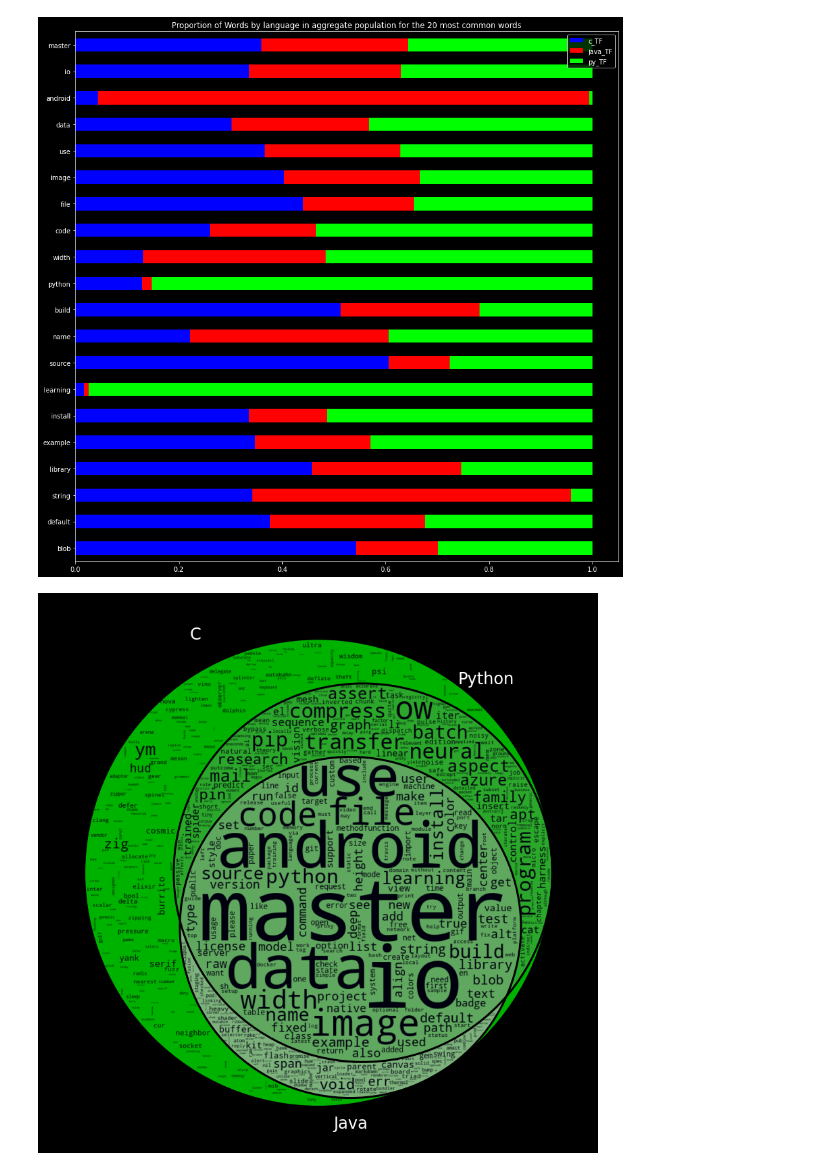
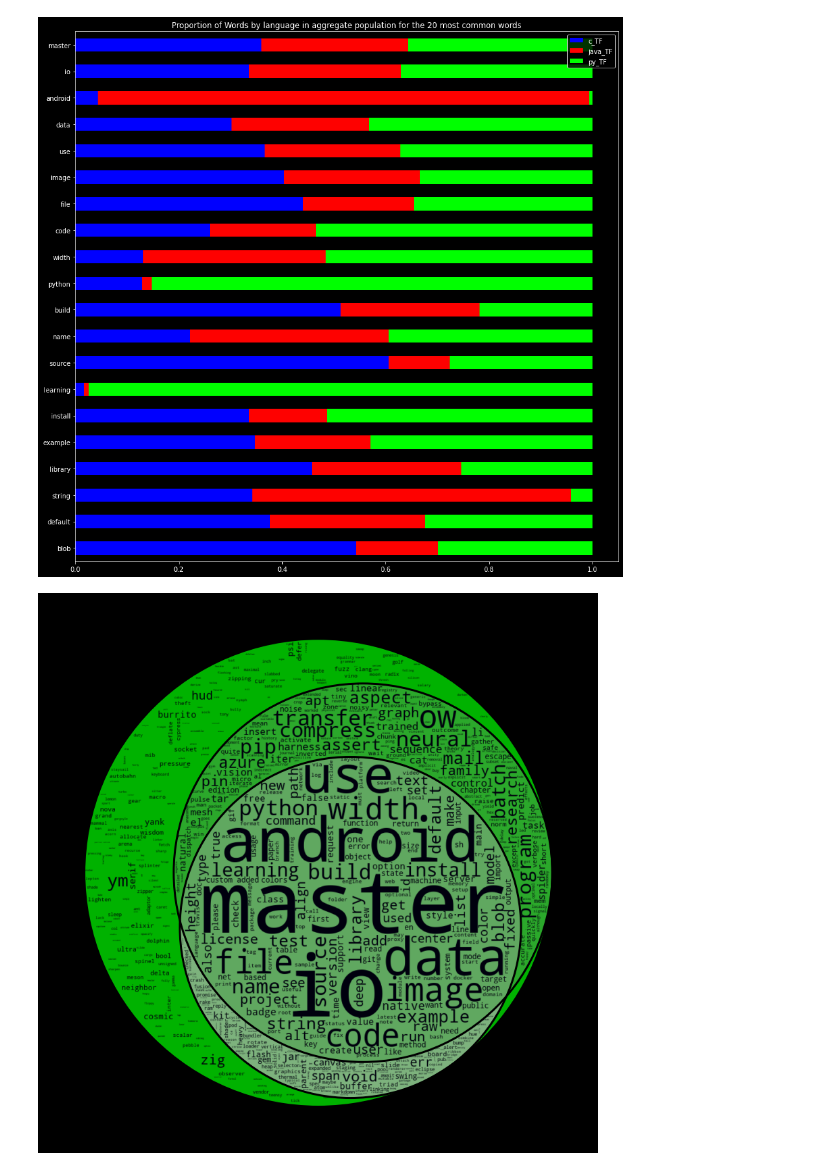
Before and after one commit to mackenr/nlp_project, a Jupyter notebook: explore.ipynb, the cells around one changed output. Cells and saved outputs as stored; diff of their text form; code cells hidden in the pictures.

```diff
--- a/explore.ipynb
+++ b/explore.ipynb
@@ -244,21 +244,22 @@ plt.title('Proportion of Words by language in aggregate population for the 20 mo
 # %%
 ## The commented out is different aestetic variations of the same. We create a venn diagram that represents the C,Python and Java words from the readmes.
 
-fig,axs=plt.subplots(1,1,figsize=(35,15))
+fig,axs=plt.subplots(1,1,figsize=(60,15))
 a=axs
 # b=axs[1]
 # c=axs[2]
 # d=axs[3]
 # e=axs[4]
 # v = venn3(subsets=[ c_wordset,py_wordset, java_wordset], set_labels = ('C','Python', 'Java'), set_colors=['k', '.35', 'w'],ax=b,alpha=.7)
 # plot = venn3_circles([ c_wordset,py_wordset, java_wordset],color='red',ax=b)
 # venn3_wordcloud(wordsetslist,word_to_frequency=combinedvalcount,set_labels=[ "C",'Python', 'Java'], set_colors=['0', '0', '0'],  set_edgecolors=['0', 'lime', 'lime'],alpha=.7,ax=a,wordcloud_kwargs={"colormap":'inferno', 'max_words':2000,'max_font_size':200,'collocations':False})
 # venn3_wordcloud(wordsetslist,word_to_frequency=combinedvalcount,set_labels=[ "C",'Python', 'Java'], set_colors=['lime','lime', 'lime'],  set_edgecolors=['0', '0', '0'],alpha=.7,ax=b)
 # venn3_wordcloud(wordsetslist,word_to_frequency=combinedvalcount,set_labels=[ "C",'Python', 'Java'], set_colors=['k', '.35', 'w'],  set_edgecolors=['0', '0', '0'],alpha=.7,ax=c,wordcloud_kwargs={"colormap":'inferno', 'max_words':2000,'max_font_size':200,'collocations':False})
 # venn3_wordcloud(wordsetslist,word_to_frequency=combinedvalcount,set_labels=[ "C",'Python', 'Java'], set_colors=['lime','lime', 'lime'],  set_edgecolors=['0', '0', '0'],alpha=.7,ax=d,wordcloud_kwargs={"colormap":'gray'})
-venn3_wordcloud(wordsetslist,word_to_frequency=combinedvalcount,set_labels=[ "C",'Python', 'Java'], set_colors=['lime','.35', 'w'],  set_edgecolors=['0', '0', '0'],alpha=.7,ax=a)
+# venn3_wordcloud(wordsetslist,word_to_frequency=combinedvalcount,set_labels=[ "C",'Python', 'Java'], set_colors=['lime','.35', 'w'],  set_edgecolors=['0', '0', '0'],alpha=.7,ax=a)
+venn3_wordcloud(wordsetslist,word_to_frequency=combinedvalcount, set_colors=['lime','.35', 'w'],  set_edgecolors=['0', '0', '0'],alpha=.7,ax=a)
 
 plt.show()
 # colormap='RdYlGn'
 # %% [output]
-[figure, old version]
+[figure, new version]
```
Also changed, not shown: 1 other file.
